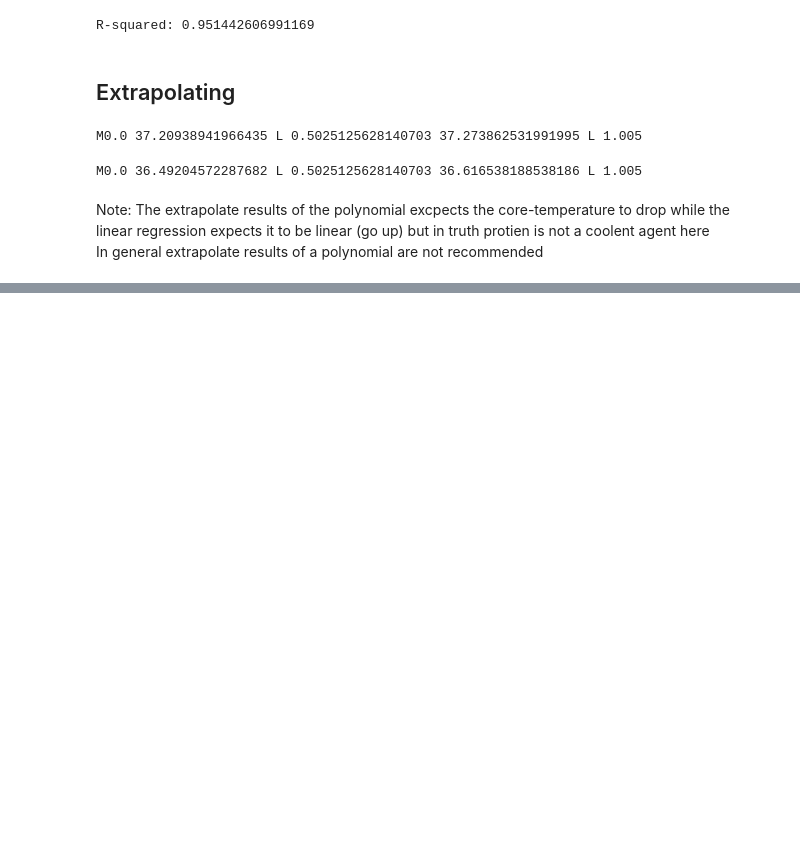
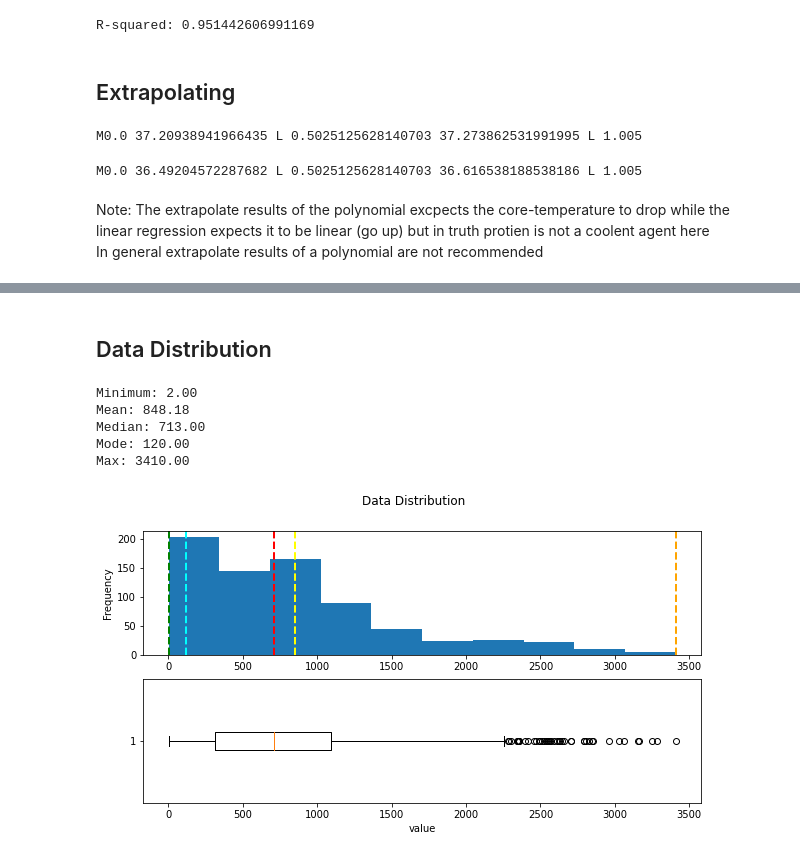
Before and after one commit to arun-jathari/data-science-, a Jupyter notebook: python cheatsheet.ipynb, the cells around one changed output, grey strips where cells are left out. Cells and saved outputs as stored; diff of their text form; code cells hidden in the pictures; blank space fills up the shorter version.

Commit message:
daily changes

```diff
--- a/python cheatsheet.ipynb
+++ b/python cheatsheet.ipynb
@@ -1136,3 +1133,9 @@ M0.0 36.49204572287682 L 0.5025125628140703 36.616538188538186 L 1.005
 # %% [markdown]
 Note: The extrapolate results of the polynomial excpects the core-temperature to drop while the linear regression expects it to be linear (go up) but in truth protien is not a coolent agent here
 In general extrapolate results of a polynomial are not recommended
+# %%
+import pandas as pd
+import matplotlib.pyplot as plt
+df = pd.read_csv('https://raw.githubusercontent.com/MicrosoftDocs/mslearn-introduction-to-machine-learning/main/Data/ml-basics/daily-bike-share.csv')
+df['day']=pd.DatetimeIndex(df['dteday']).day
+df.head()
@@ -1138,0 +1149,11 @@ In general extrapolate results of a polynomial are not recommended
+# %% [markdown]
+## Data Distribution
+# %%
+show_distribution(df['rentals'])
+# %% [output]
+Minimum: 2.00
+Mean: 848.18
+Median: 713.00
+Mode: 120.00
+Max: 3410.00
+[figure, added]
```
Also changed, not shown: parts of 34 cells of this notebook, 4 other files.
